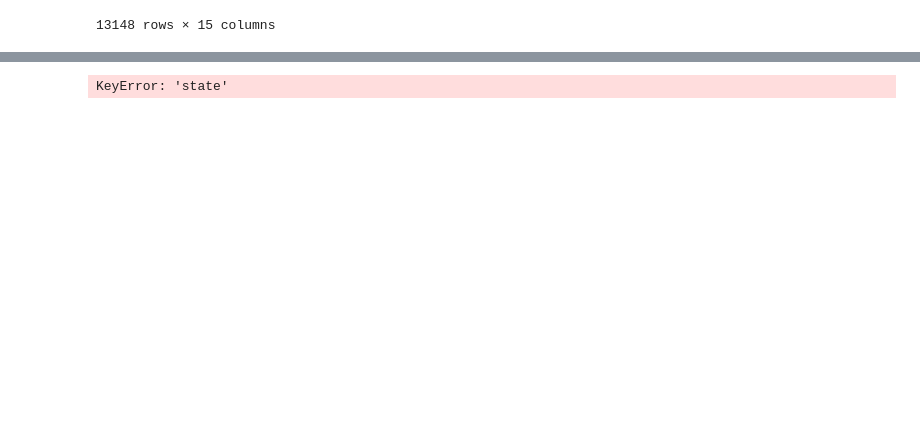
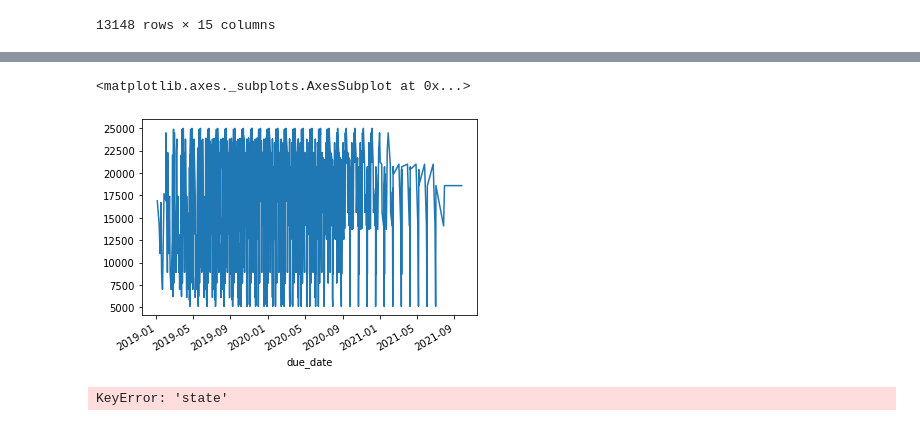
Before and after one commit to hartleyc3/consulting_visuals-1, a Jupyter notebook: notebooks/Visualization of Data.ipynb, the cells around one changed output, grey strips where cells are left out. Saved outputs shown, nothing was run; the diff lists cells and outputs as text; code cells hidden in the pictures; blank space fills up the shorter version.

Commit message:
major banks graph

```diff
--- a/notebooks/Visualization of Data.ipynb
+++ b/notebooks/Visualization of Data.ipynb
@@ -76,4 +76,12 @@ df_detail.loc[(
 [figure]
+# %%
+df_detail.loc[(
+    (df_detail['deposit'] == False) &
+    (df_detail['industry'] == 'Major Banks')
+), 'amt_due'].plot()
+# %% [output]
+<matplotlib.axes._subplots.AxesSubplot at 0x...>
+[figure, added]
 # %%
 df_detail.groupby('state').agg({'amt_due':'sum'}).plot.bar(y = 'amt_due', x= 'state')
 # %% [output]
```
Also changed, not shown: parts of 10 cells of this notebook.
